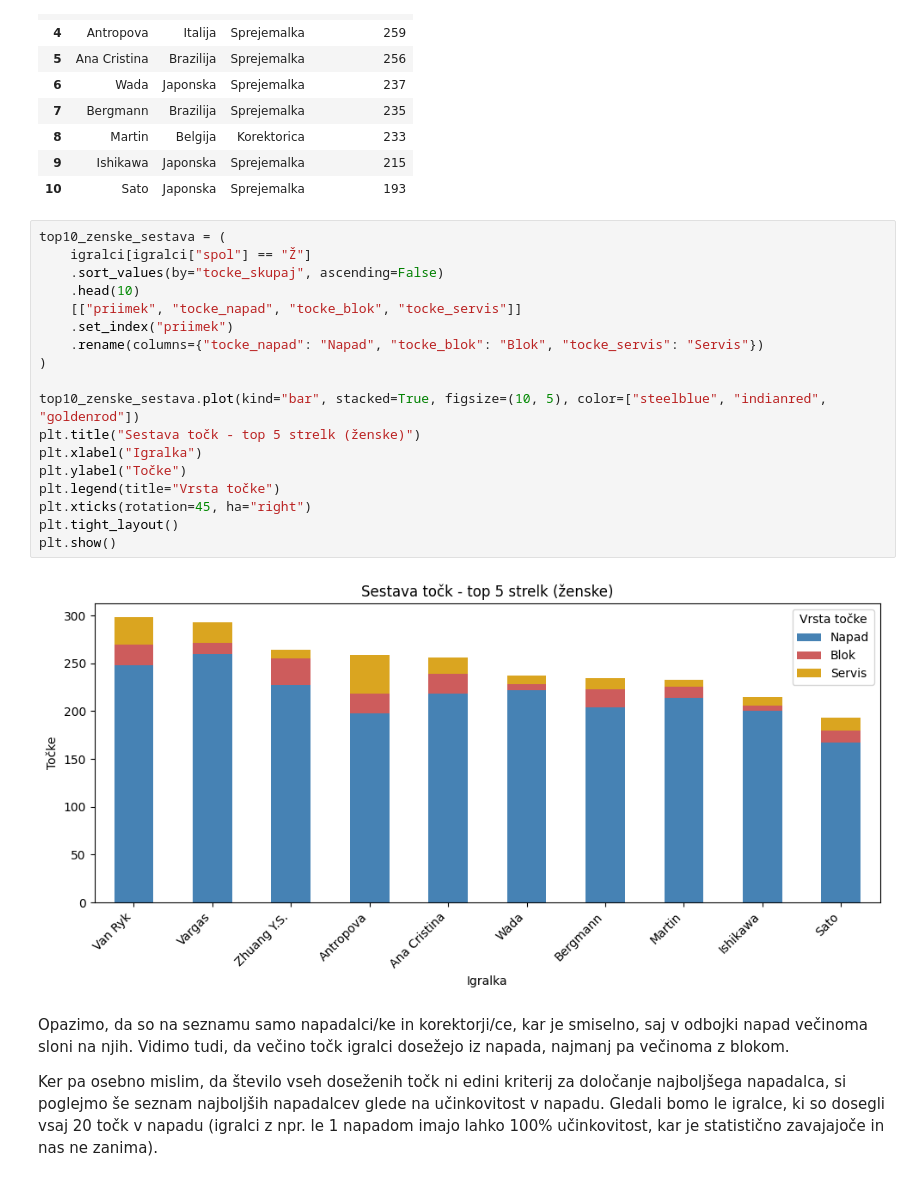
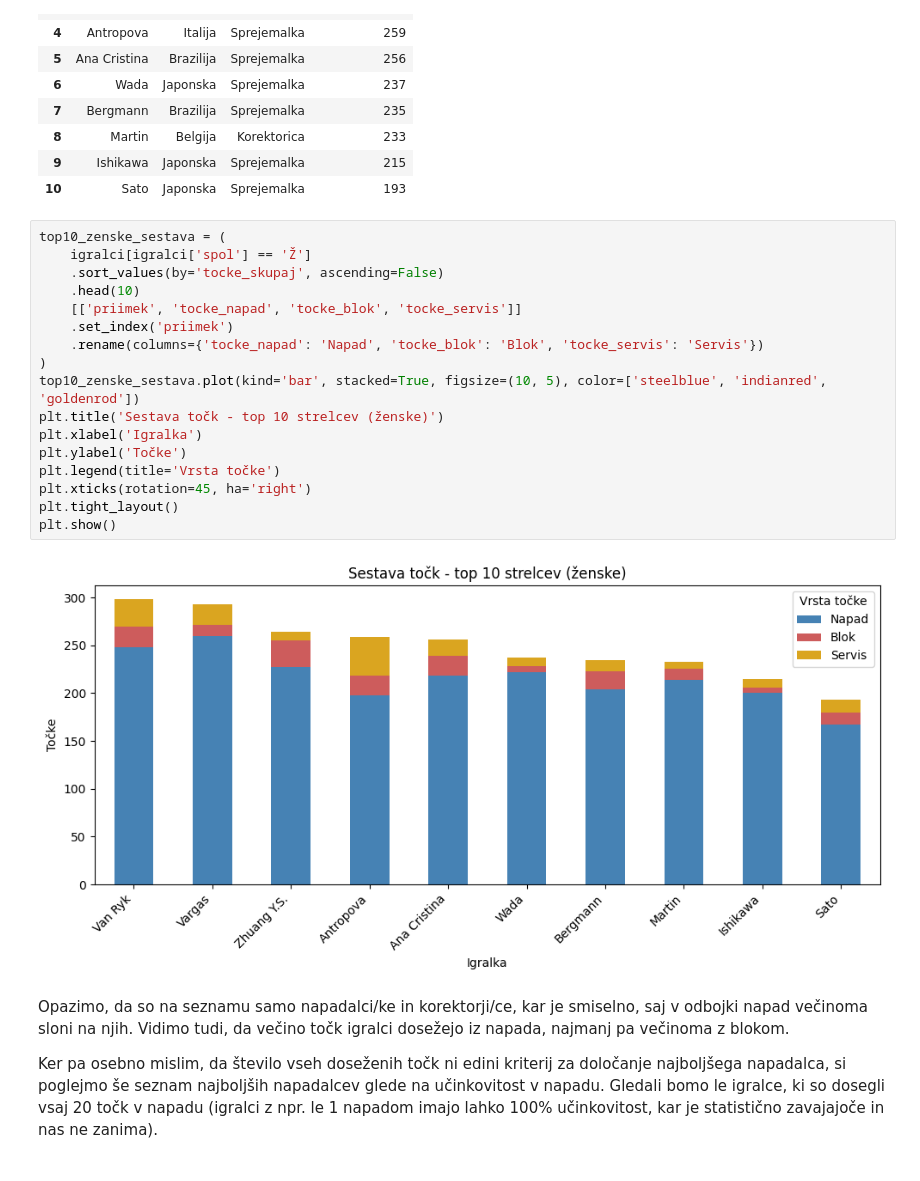
Before and after one commit to mijastijepic/UVP_projektna_naloga, a Jupyter notebook: analiza_podatkov.ipynb, the cells around one changed output. Drawn from its saved outputs; the diff is of its cells as text.

```diff
--- a/analiza_podatkov.ipynb
+++ b/analiza_podatkov.ipynb
@@ -312,24 +312,23 @@ top10_zenske
 | 10 | Sato | Japonska | Sprejemalka | 193 |
 # %%
 top10_zenske_sestava = (
-    igralci[igralci["spol"] == "Ž"]
-    .sort_values(by="tocke_skupaj", ascending=False)
+    igralci[igralci['spol'] == 'Ž']
+    .sort_values(by='tocke_skupaj', ascending=False)
     .head(10)
-    [["priimek", "tocke_napad", "tocke_blok", "tocke_servis"]]
-    .set_index("priimek")
-    .rename(columns={"tocke_napad": "Napad", "tocke_blok": "Blok", "tocke_servis": "Servis"})
+    [['priimek', 'tocke_napad', 'tocke_blok', 'tocke_servis']]
+    .set_index('priimek')
+    .rename(columns={'tocke_napad': 'Napad', 'tocke_blok': 'Blok', 'tocke_servis': 'Servis'})
 )
-
-top10_zenske_sestava.plot(kind="bar", stacked=True, figsize=(10, 5), color=["steelblue", "indianred", "goldenrod"])
-plt.title("Sestava točk - top 5 strelk (ženske)")
-plt.xlabel("Igralka")
-plt.ylabel("Točke")
-plt.legend(title="Vrsta točke")
-plt.xticks(rotation=45, ha="right")
+top10_zenske_sestava.plot(kind='bar', stacked=True, figsize=(10, 5), color=['steelblue', 'indianred', 'goldenrod'])
+plt.title('Sestava točk - top 10 strelcev (ženske)')
+plt.xlabel('Igralka')
+plt.ylabel('Točke')
+plt.legend(title='Vrsta točke')
+plt.xticks(rotation=45, ha='right')
 plt.tight_layout()
 plt.show()
 # %% [output]
-[figure, old version]
+[figure, new version]
 # %% [markdown]
 Opazimo, da so na seznamu samo napadalci/ke in korektorji/ce, kar je smiselno, saj v odbojki napad večinoma sloni na njih. Vidimo tudi, da večino točk igralci dosežejo iz napada, najmanj pa večinoma z blokom.
 
```
Also changed, not shown: parts of 25 cells of this notebook.
